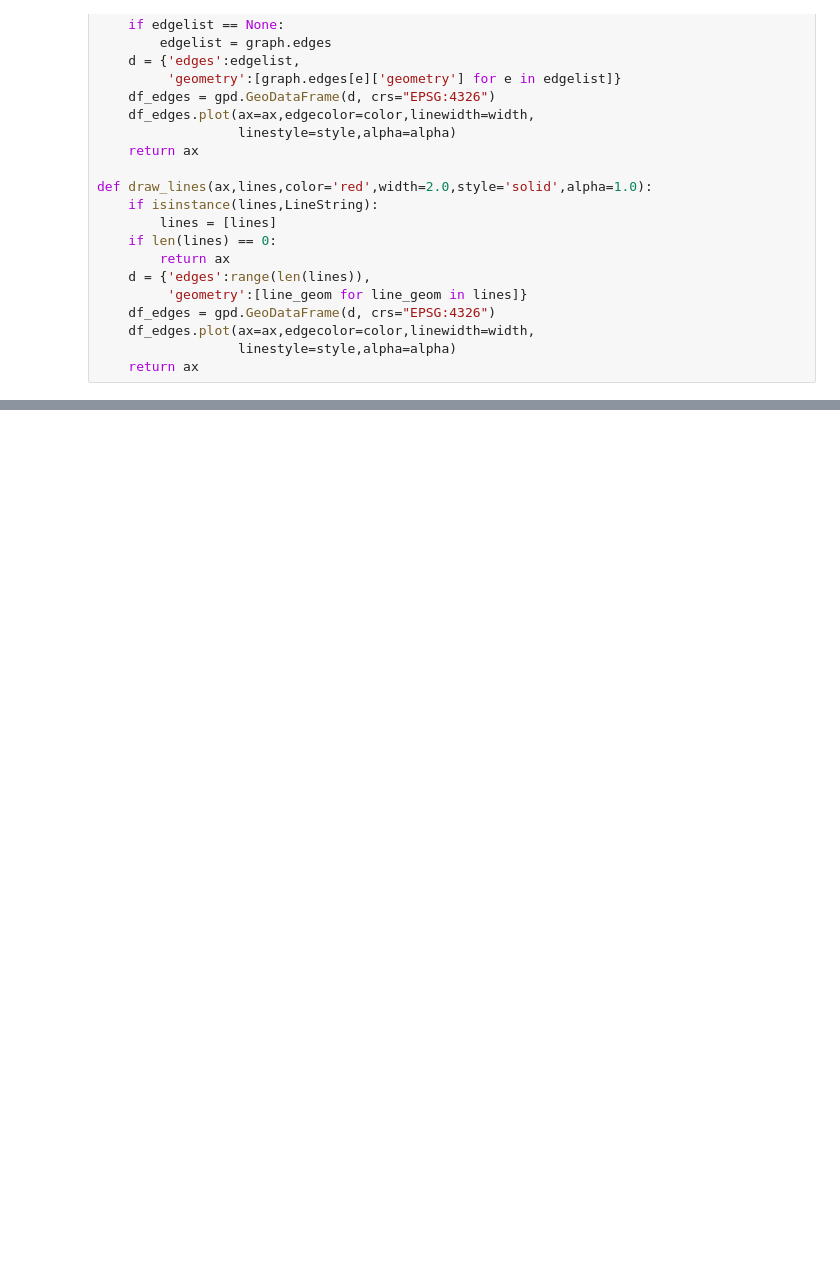
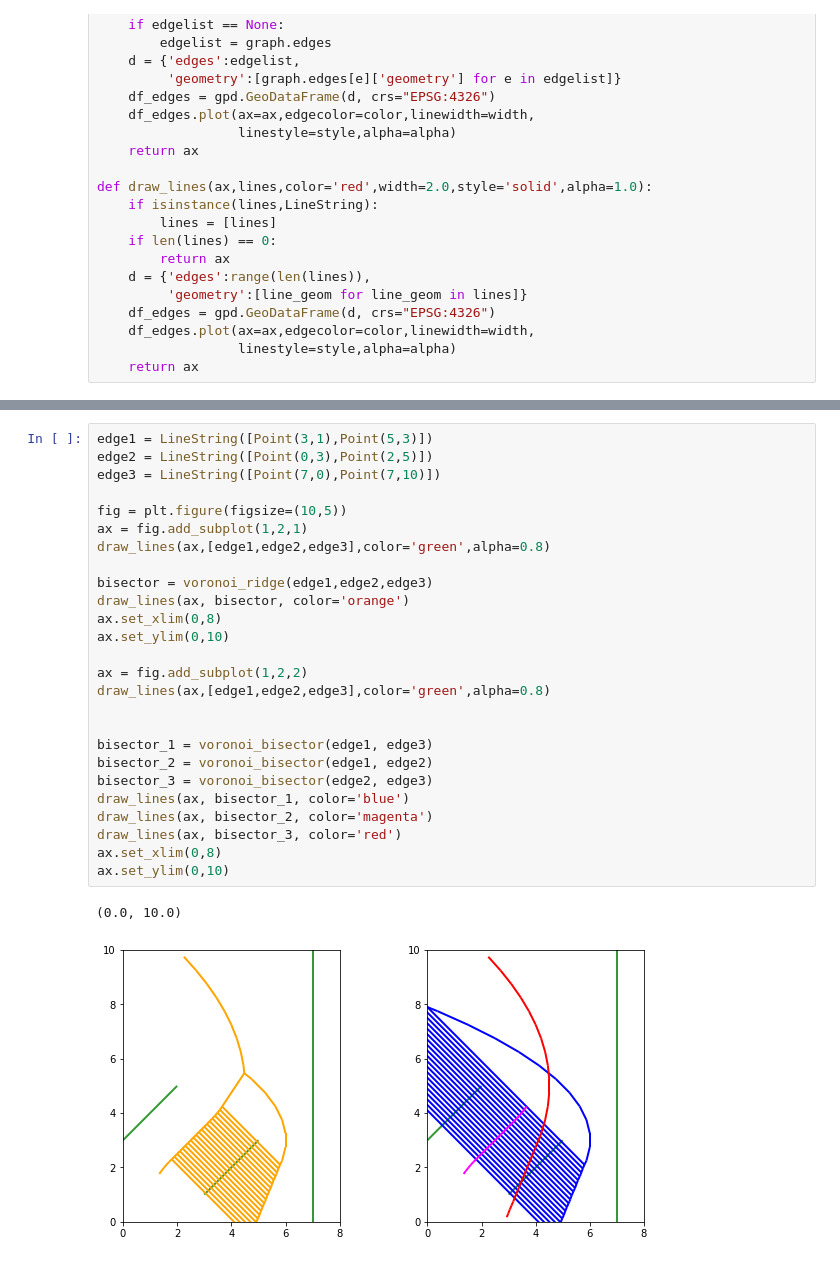
Before and after one commit to KostyaLyman/flat-norm-network-comparison, a Jupyter notebook: pd-euclid.ipynb, the cells around one changed output, grey strips where cells are left out. Cells and saved outputs as stored; diff of their text form; blank space fills up the shorter version.

```diff
--- a/pd-euclid.ipynb
+++ b/pd-euclid.ipynb
@@ -188,0 +274,29 @@ D = one_skeleton(geom_A+arc)
+# %%
+edge1 = LineString([Point(3,1),Point(5,3)])
+edge2 = LineString([Point(0,3),Point(2,5)])
+edge3 = LineString([Point(7,0),Point(7,10)])
+
+fig = plt.figure(figsize=(10,5))
+ax = fig.add_subplot(1,2,1)
+draw_lines(ax,[edge1,edge2,edge3],color='green',alpha=0.8)
+
+bisector = voronoi_ridge(edge1,edge2,edge3)
+draw_lines(ax, bisector, color='orange')
+ax.set_xlim(0,8)
+ax.set_ylim(0,10)
+
+ax = fig.add_subplot(1,2,2)
+draw_lines(ax,[edge1,edge2,edge3],color='green',alpha=0.8)
+
+
+bisector_1 = voronoi_bisector(edge1, edge3)
+bisector_2 = voronoi_bisector(edge1, edge2)
+bisector_3 = voronoi_bisector(edge2, edge3)
+draw_lines(ax, bisector_1, color='blue')
+draw_lines(ax, bisector_2, color='magenta')
+draw_lines(ax, bisector_3, color='red')
+ax.set_xlim(0,8)
+ax.set_ylim(0,10)
+# %% [output]
+(0.0, 10.0)
+[figure, added]
```
Also changed, not shown: parts of 15 cells of this notebook, 2 other files.
